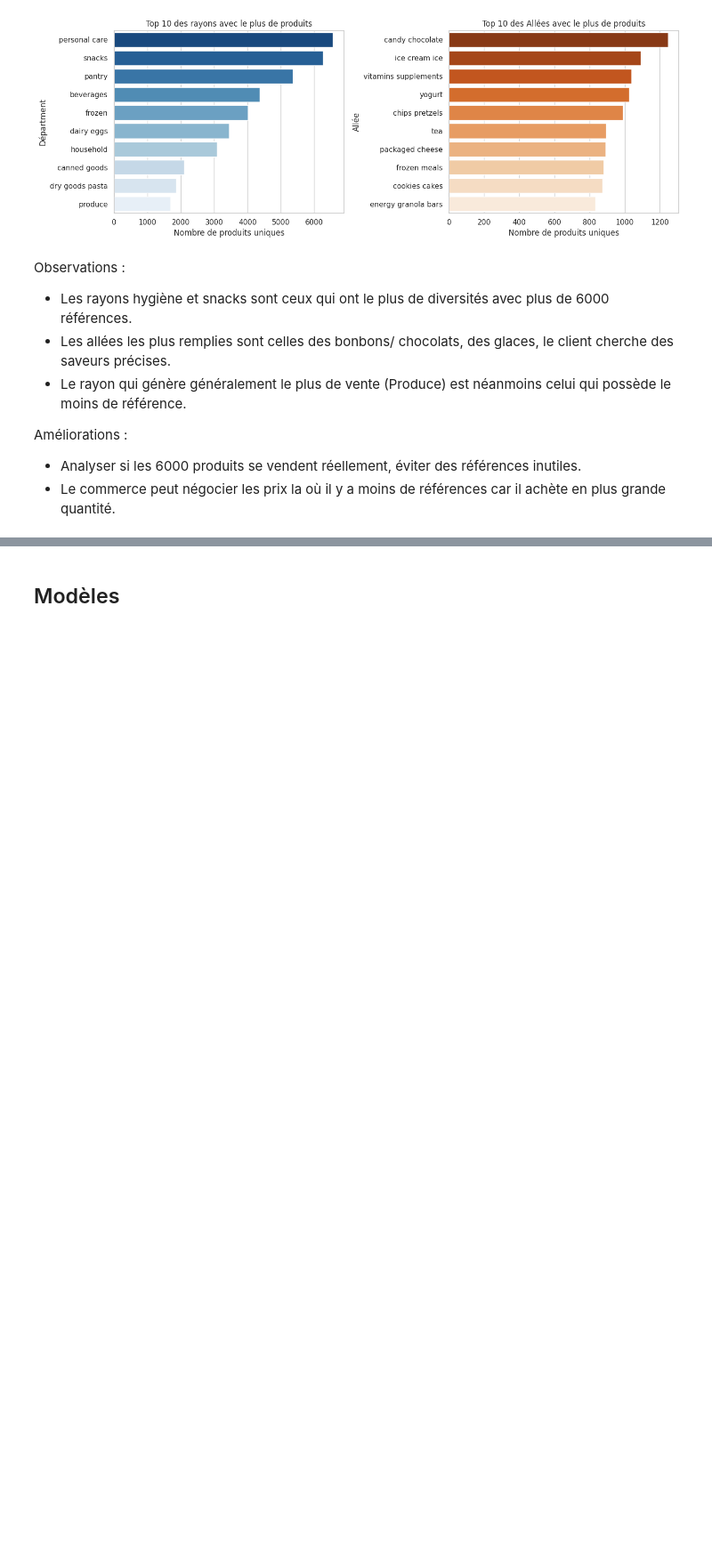
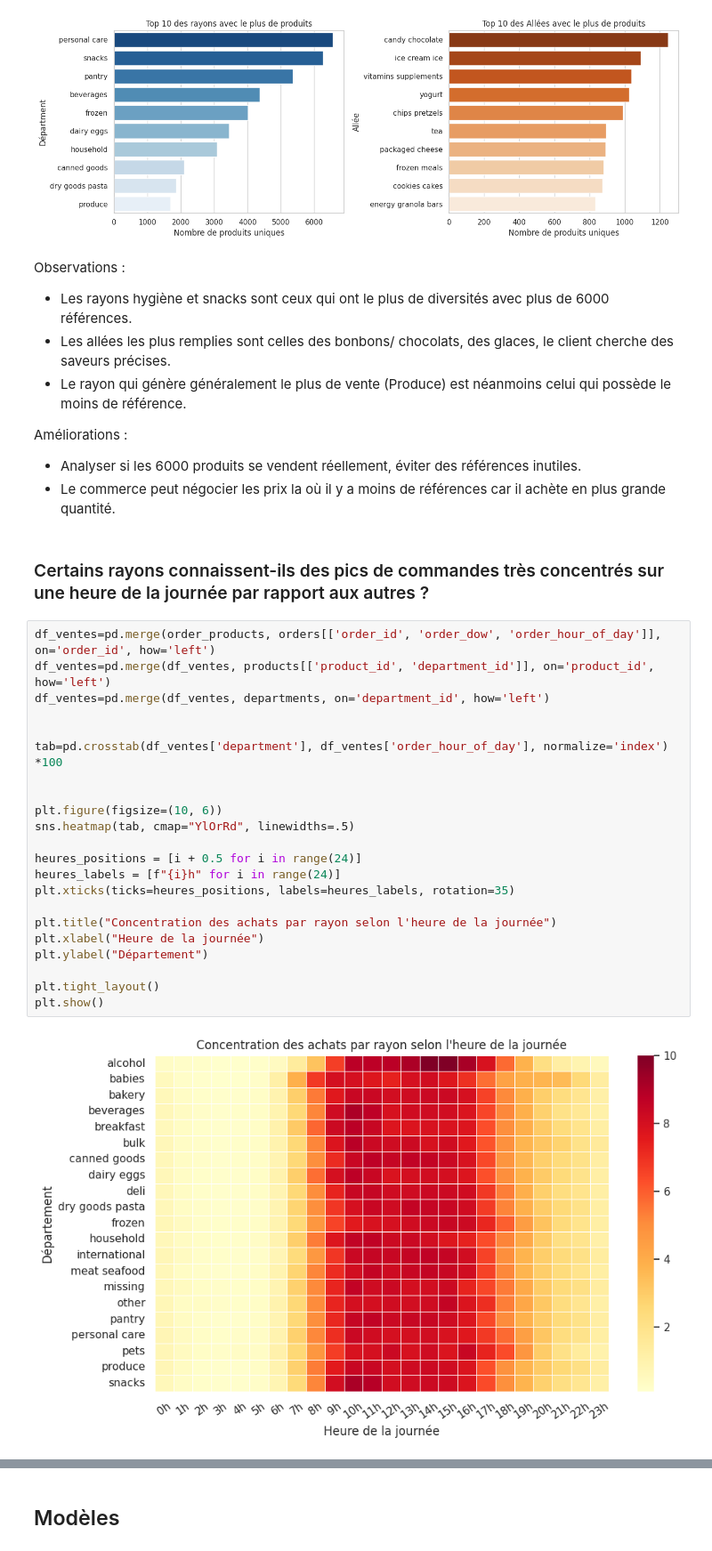
Before and after one commit to raph-bl/NextBuy, a Jupyter notebook: notebook.ipynb, the cells around one changed output, grey strips where cells are left out. Shown at 89% size. Saved outputs shown, nothing was run; the diff lists cells and outputs as text; blank space fills up the shorter version.

Commit message:
feat(graph/comments): Peak customer traffic on the department depending on the time

```diff
--- a/notebook.ipynb
+++ b/notebook.ipynb
@@ -275,3 +275,29 @@ Observations :
 Améliorations :
 -  Analyser si les 6000 produits se vendent réellement, éviter des références inutiles.
 -  Le commerce peut négocier les prix la où il y a moins de références car il achète en plus grande quantité.
+# %% [markdown]
+### Certains rayons connaissent-ils des pics de commandes très concentrés sur une heure de la journée par rapport aux autres ?
+# %%
+df_ventes=pd.merge(order_products, orders[['order_id', 'order_dow', 'order_hour_of_day']], on='order_id', how='left')
+df_ventes=pd.merge(df_ventes, products[['product_id', 'department_id']], on='product_id', how='left')
+df_ventes=pd.merge(df_ventes, departments, on='department_id', how='left')
+
+
+tab=pd.crosstab(df_ventes['department'], df_ventes['order_hour_of_day'], normalize='index') *100
+
+
+plt.figure(figsize=(10, 6))
+sns.heatmap(tab, cmap="YlOrRd", linewidths=.5)
+
+heures_positions = [i + 0.5 for i in range(24)]
+heures_labels = [f"{i}h" for i in range(24)]
+plt.xticks(ticks=heures_positions, labels=heures_labels, rotation=35)
+
+plt.title("Concentration des achats par rayon selon l'heure de la journée")
+plt.xlabel("Heure de la journée")
+plt.ylabel("Département")
+
+plt.tight_layout()
+plt.show()
+# %% [output]
+[figure, added]
```
Also changed, not shown: parts of 1 cell of this notebook.
